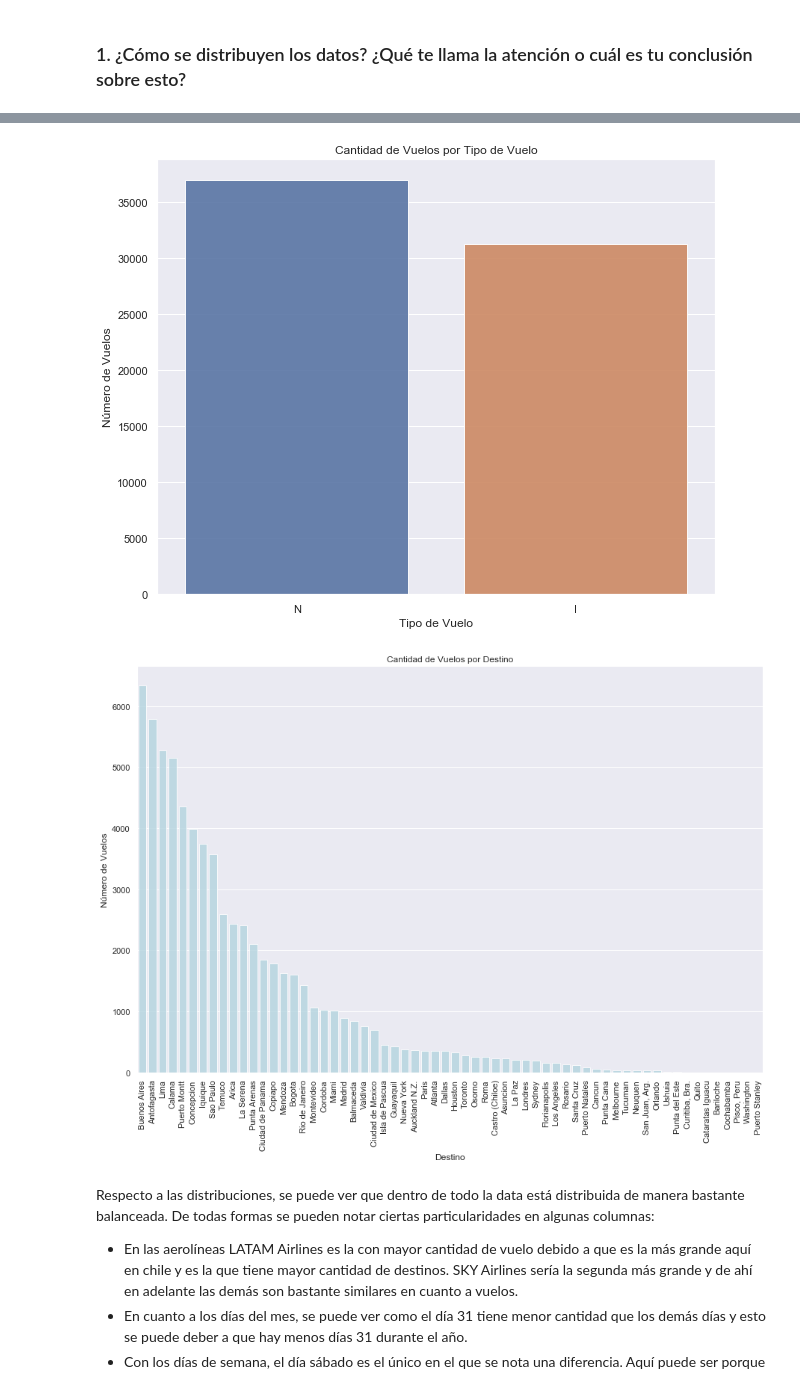
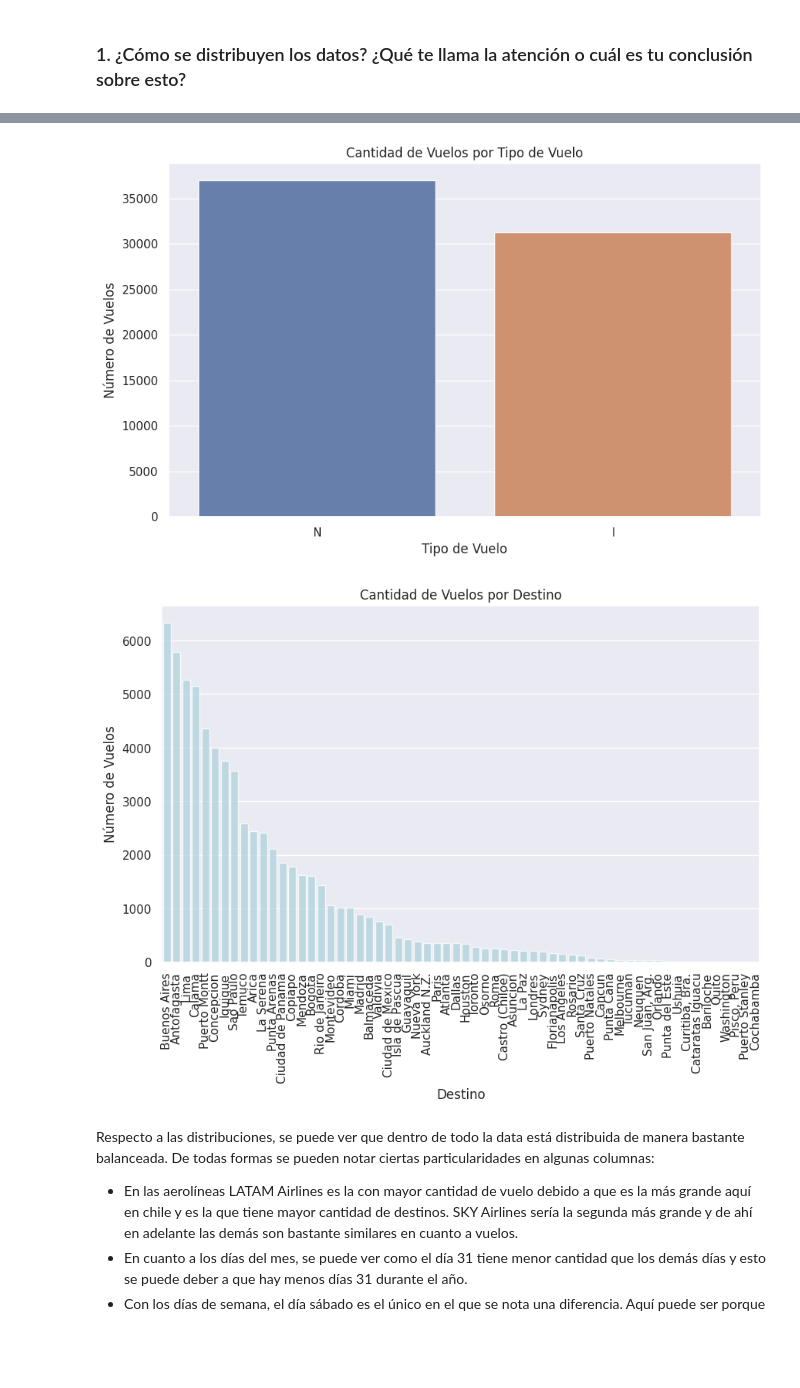
Before and after one commit to rocholaky/NeuralWorksChallenge, a Jupyter notebook: to-expose.ipynb, the cells around one changed output, grey strips where cells are left out. Cells and saved outputs as stored; diff of their text form; code cells hidden in the pictures; blank space fills up the shorter version.

```diff
--- a/to-expose.ipynb
+++ b/to-expose.ipynb
@@ -40,9 +40,9 @@ import warnings
 
 warnings.filterwarnings('ignore')
 %matplotlib inline
-plt.rcParams['figure.figsize'] = (15, 10)
+plt.rcParams['figure.figsize'] = (10, 6)
 # %%
-df = pd.read_csv('dataset_SCL.csv')
+df = pd.read_csv('Datasets/dataset_SCL.csv')
 # %%
 df.head()
 # %% [output]
@@ -149,17 +147,17 @@ plt.show()
 # %%
 vuelos = df['TIPOVUELO'].value_counts()
 sns.set(style="darkgrid")
-sns.barplot(vuelos.index, vuelos.values, alpha=0.9)
+sns.barplot(x=vuelos.index, y=vuelos.values, alpha=0.9)
 plt.title('Cantidad de Vuelos por Tipo de Vuelo')
 plt.ylabel('Número de Vuelos', fontsize=12)
 plt.xlabel('Tipo de Vuelo', fontsize=12)
 plt.show()
 # %% [output]
-[figure, old version]
+[figure, new version]
 # %%
 vuelos = df['SIGLADES'].value_counts()
 sns.set(style="darkgrid")
-sns.barplot(vuelos.index, vuelos.values, color = 'lightblue', alpha=0.8)
+sns.barplot(x=vuelos.index, y=vuelos.values, color = 'lightblue', alpha=0.8)
 plt.title('Cantidad de Vuelos por Destino')
 plt.ylabel('Número de Vuelos', fontsize=12)
 plt.xlabel('Destino', fontsize=12)
@@ -167,7 +165,7 @@ plt.xticks(rotation=90)
 
 plt.show()
 # %% [output]
-[figure, old version]
+[figure, new version]
 # %% [markdown]
 Respecto a las distribuciones, se puede ver que dentro de todo la data está distribuida de manera bastante balanceada. De todas formas se pueden notar ciertas particularidades en algunas columnas:
 * En las aerolíneas LATAM Airlines es la con mayor cantidad de vuelo debido a que es la más grande aquí en chile y es la que tiene mayor cantidad de destinos. SKY Airlines sería la segunda más grande y de ahí en adelante las demás son bastante similares en cuanto a vuelos.
```
Also changed, not shown: parts of 16 cells of this notebook, 12 other files.
